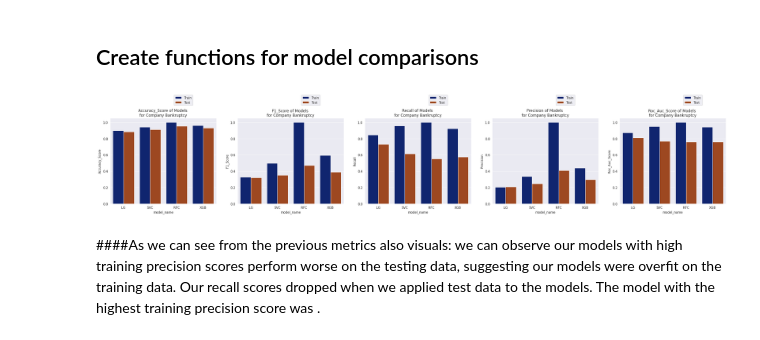
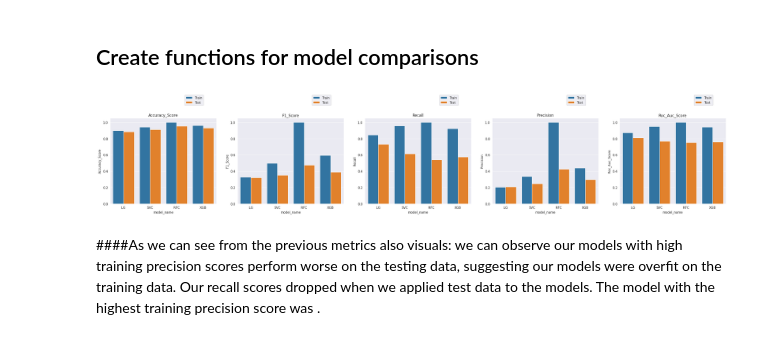
Before and after one commit to spros1/TaiwaneseBankruptcyPrediction, a Jupyter notebook: TaiwaneseBankruptcyPrediction.ipynb, the cells around one changed output. Saved outputs shown, nothing was run; the diff lists cells and outputs as text; code cells hidden in the pictures.

```diff
--- a/TaiwaneseBankruptcyPrediction.ipynb
+++ b/TaiwaneseBankruptcyPrediction.ipynb
@@ -312,18 +312,18 @@ SVC took 2.8426 seconds or 0.0474 minutes to run.
 ###Random Forest
 # %%
 #  Random Forest model run
-RFC_model, RFC_runtime = run_model(RandomForestClassifier(), 'RandomForest')
-train_pred_RFC = prediction(RFC_model, X_train)
-test_pred_RFC = prediction(RFC_model, X_test)
+RFC_model, RFC_runtime = model_execution(RandomForestClassifier(), 'RandomForest')
+train_pred_RFC = model_prediction(RFC_model, X_train)
+test_pred_RFC  = model_prediction(RFC_model, X_test)
 
 # Random Forest Evaluation
 print("\n")
-RFC_train = evaluating_model(y_train, train_pred_RFC, 'RFC', 'Train')
+RFC_train = model_evaluation(y_train, train_pred_RFC, 'RFC', 'Train')
 print("\n")
 eval_classification(train_pred_RFC, y_train, X_train,'RFC', 'Train')
 
 print("\n")
-RFC_test = evaluating_model(y_test, test_pred_RFC,'RFC', 'Test')
+RFC_test = model_evaluation(y_test, test_pred_RFC,'RFC', 'Test')
 print("\n")
 eval_classification(test_pred_RFC, y_test, X_test, 'RFC', 'Test')
 # %% [output]
@@ -348,17 +348,17 @@ RandomForest took 6.7377 seconds or 0.1123 minutes to run.
 ###XGBoost
 # %%
 # XGBoost run
-XGB_model, XGB_runtime = run_model(XGBClassifier(), 'XGBClassifier')
-train_pred_XGB = prediction(XGB_model, X_train)
-test_pred_XGB = prediction(XGB_model, X_test)
+XGB_model, XGB_runtime = model_execution(XGBClassifier(), 'XGBClassifier')
+train_pred_XGB = model_prediction(XGB_model, X_train)
+test_pred_XGB  = model_prediction(XGB_model, X_test)
 
 # XGBoost Evaluation
-XGB_train = evaluating_model(y_train, train_pred_XGB, 'XGB', 'Train')
+XGB_train = model_evaluation(y_train, train_pred_XGB, 'XGB', 'Train')
 print("\n")
 eval_classification(train_pred_XGB, y_train, X_train,'XGB', 'Train')
 
 print("\n")
-XGB_test = evaluating_model(y_test, test_pred_XGB,'XGB', 'Test')
+XGB_test = model_evaluation(y_test, test_pred_XGB,'XGB', 'Test')
 print("\n")
 eval_classification(test_pred_XGB, y_test, X_test, 'XGB', 'Test')
 # %% [output]
@@ -382,35 +382,35 @@ XGBClassifier took 5.0442 seconds or 0.0841 minutes to run.
 # %% [markdown]
 ## Create functions for model comparisons
 # %%
-model_compare = pd.concat([LG_train  , LG_test  ,
+model_total = pd.concat([LG_train  , LG_test  ,
                            SVC_train , SVC_test ,
                            RFC_train , RFC_test ,
                            XGB_train , XGB_test
                           ])
 # %%
 # for model comparisons
-def model_comparisons (df, metric, axis):
+def model_plot_scores(df, metric, axis):
 
-  grouped_df = model_compare[model_compare['metric_name'] == metric]
+  grouped_df = model_total[model_total['metric_name'] == metric]
 
   sns.set_style("darkgrid")
-  g = sns.barplot( data=grouped_df, hue='type', x='model_name', y='metric', palette='dark', ax=axis )
+  g = sns.barplot( data=grouped_df, hue='type', x='model_name', y='metric', ax=axis )
   g.set_ylabel(metric)
-  g.set_title(f'{metric} of Models \nfor Company Bankruptcy')
-  g.legend(loc=(0.6,1.15))
+  g.set_title(f'{metric}')
+  g.legend(loc=(0.7,1.15))
 
   return
 # %%
 ## Plot the scores of every method
 f, (ax0, ax1, ax2, ax3, ax4) = plt.subplots(1, 5, figsize=(35,5))
 
-model_comparisons(model_compare, 'Accuracy_Score'      , ax0)
-model_comparisons(model_compare, 'F1_Score'            , ax1)
-model_comparisons(model_compare, 'Recall'              , ax2)
-model_comparisons(model_compare, 'Precision'           , ax3)
-model_comparisons(model_compare, 'Roc_Auc_Score'       , ax4)
+model_plot_scores(model_total, 'Accuracy_Score'      , ax0)
+model_plot_scores(model_total, 'F1_Score'            , ax1)
+model_plot_scores(model_total, 'Recall'              , ax2)
+model_plot_scores(model_total, 'Precision'           , ax3)
+model_plot_scores(model_total, 'Roc_Auc_Score'       , ax4)
 # %% [output]
-[figure, old version]
+[figure, new version]
 # %% [markdown]
 ####As we can see from the previous metrics also visuals:
 we can observe our models with high training precision scores perform worse on the testing data, suggesting our models were overfit on the training data. Our recall scores dropped when we applied test data to the models.
```
Also changed, not shown: parts of 7 cells of this notebook.
